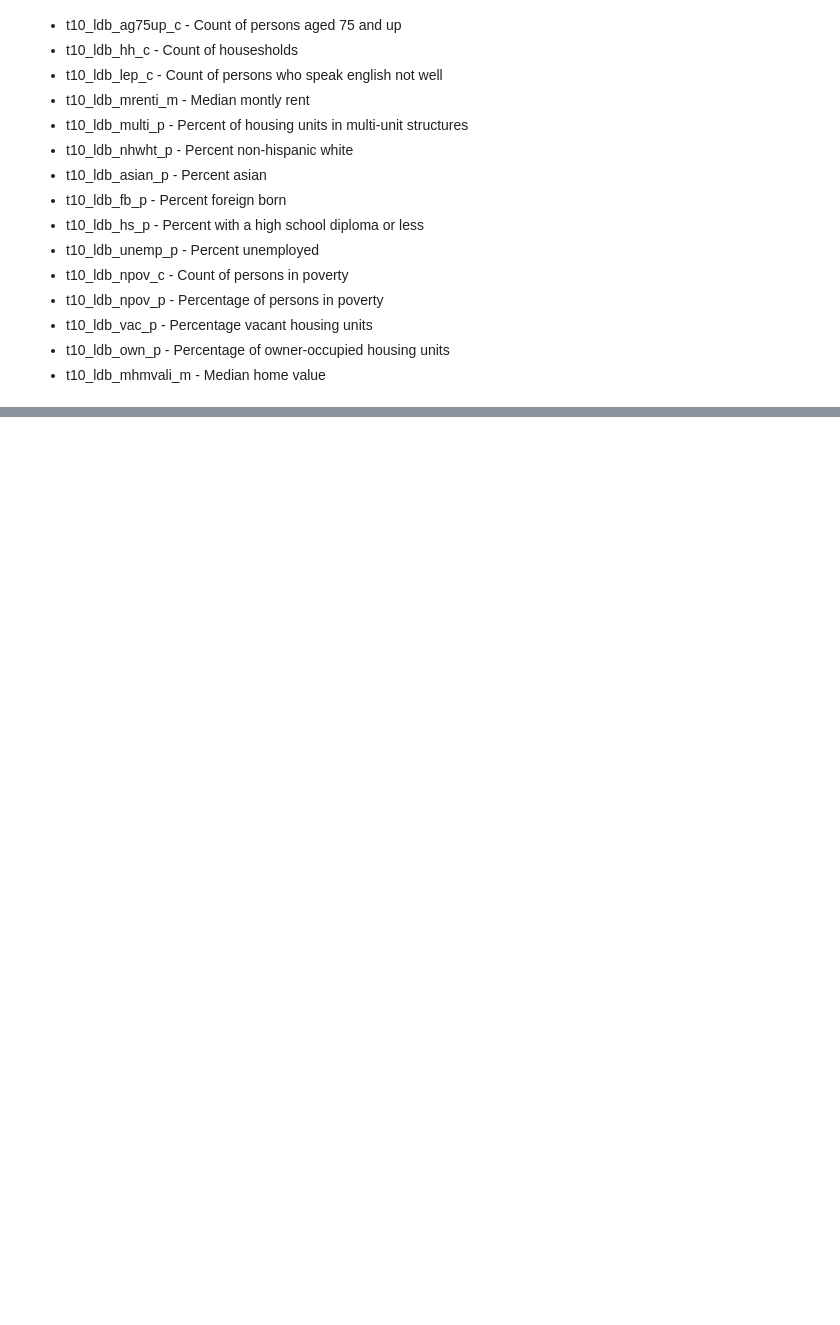
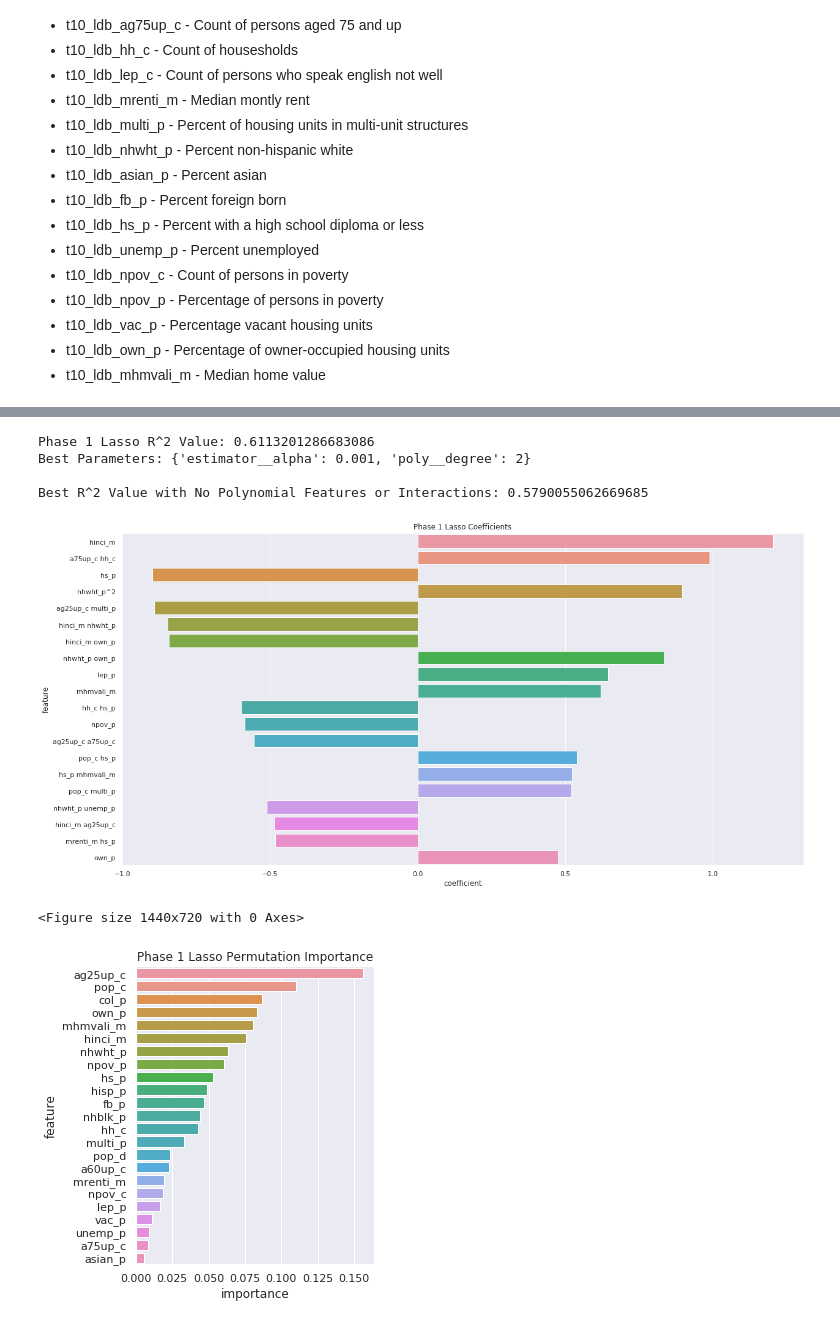
Before and after one commit to recvd/ml_lifeexpectancy, a Jupyter notebook: notebooks/1.0-jc-priority_analysis.ipynb, the cells around one changed output, grey strips where cells are left out. Saved outputs shown, nothing was run; the diff lists cells and outputs as text; code cells hidden in the pictures; blank space fills up the shorter version.

```diff
--- a/notebooks/1.0-jc-priority_analysis.ipynb
+++ b/notebooks/1.0-jc-priority_analysis.ipynb
@@ -76,7 +76,8 @@ def perm_plot(perm, features, title=None):
     perm_df = pd.DataFrame({
         'feature': [x[8:] for x in features],
         'importance': perm_results
-                       })
+                       }) \
+    .sort_values('importance', ascending=False)
 
 #     plt.figure(figsize=(20,10))
 #     sns.set()
@@ -239,7 +306,7 @@ def linear_model(estimator, param_grid, cv, X_train, y_train, phase):
         ('estimator', estimator)
     ])
 
-    grid = GridSearchCV(pipe, param_grid, cv=cv, scoring='r2')
+    grid = GridSearchCV(pipe, param_grid, cv=cv, scoring='r2', n_jobs=-1)
     grid.fit(X_train, y_train)
 
     train_results = pd.DataFrame(grid.cv_results_)
@@ -559,17 +799,17 @@ Features will all Census and ACS variables in the RECVD priority dataset.
 - t10_ldb_mhmvali_m - Median home value
 # %%
 p2_features = [
-    "t10_ldb_hinc_m",
+"t10_ldb_hinci_m",
 "t10_ldb_pop_d",
 "t10_ldb_nhblk_p",
 "t10_ldb_hisp_p",
 "t10_ldb_col_p",
 "t10_ldb_pop_c",
 "t10_ldb_ag25up_c",
-"t10_ldb_ag60up_c",
-"t10_ldb_ag75up_c",
+"t10_ldb_a60up_c",
+"t10_ldb_a75up_c",
 "t10_ldb_hh_c",
-"t10_ldb_lep_c",
+"t10_ldb_lep_p",
 "t10_ldb_mrenti_m",
 "t10_ldb_multi_p",
 "t10_ldb_nhwht_p",
@@ -585,0 +846,17 @@ p2_features = [
+# %%
+%%time
+
+lasso_grid_linear = {
+    'estimator__alpha': np.logspace(-3, 3, 5),
+    'poly__degree': [1, 2, 3]
+                    }
+
+p2_lasso = linear_model(Lasso(), lasso_grid_linear, cv_5, X_train[p2_features], y_train, '1');
+# %% [output]
+Phase 1 Lasso R^2 Value: 0.6113201286683086
+Best Parameters: {'estimator__alpha': 0.001, 'poly__degree': 2}
+
+Best R^2 Value with No Polynomial Features or Interactions: 0.5790055062669685
+[figure, added]
+<Figure size 1440x720 with 0 Axes>
+[figure, added]
```
Also changed, not shown: parts of 39 cells of this notebook, 27 other files.
